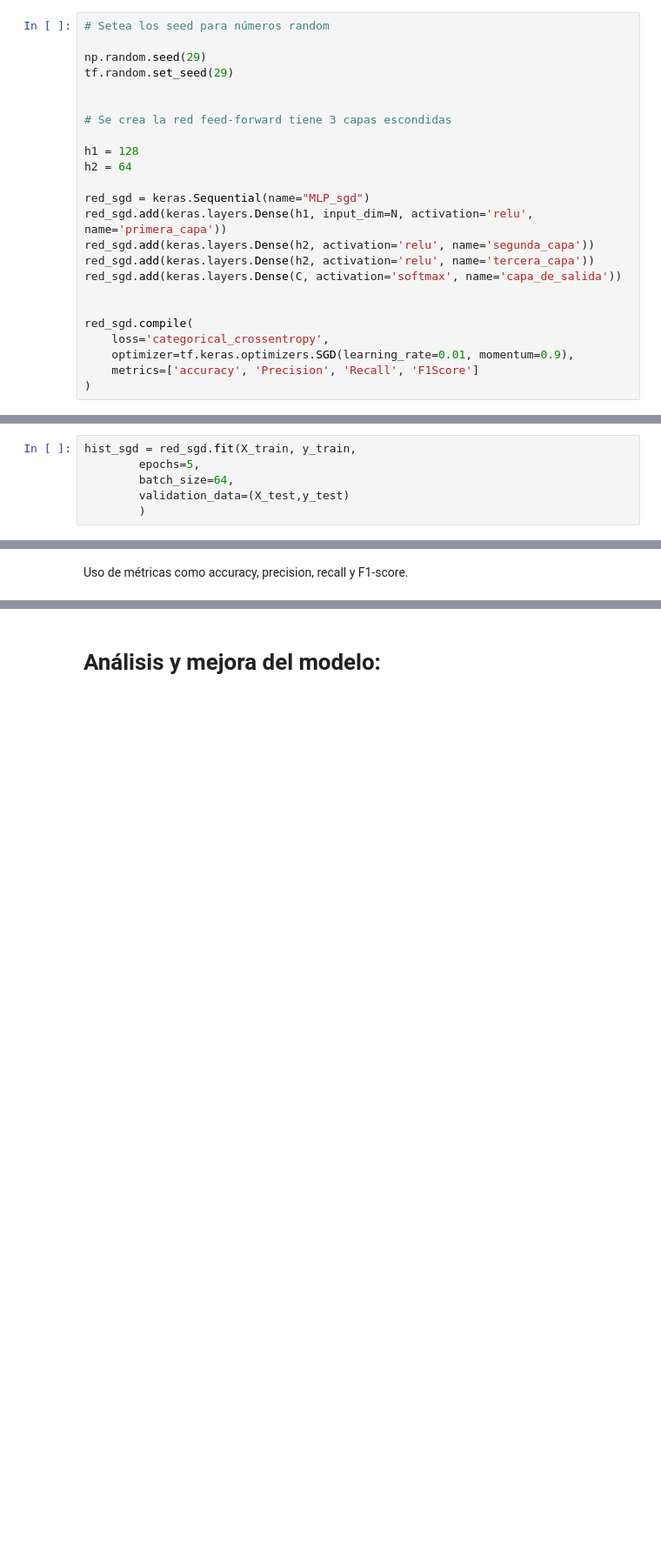
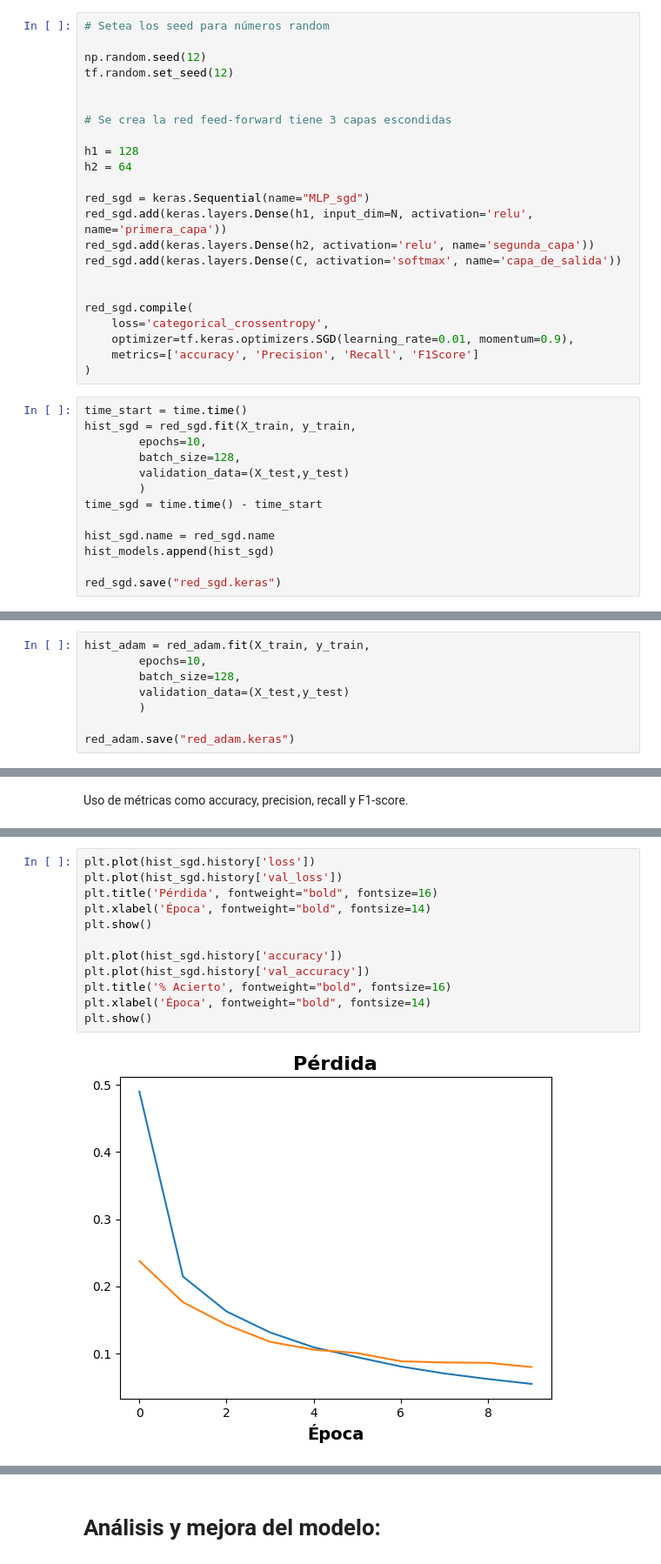
Before and after one commit to JuanZweifel/deep-learning-2025, a Jupyter notebook: DLY0100_Entrega_1_Equipo_2.ipynb, the cells around one changed output, grey strips where cells are left out. Shown at 87% size. Cells and saved outputs as stored; diff of their text form; blank space fills up the shorter version.

Commit message:
Desarrollo variastes del modelo base

```diff
--- a/DLY0100_Entrega_1_Equipo_2.ipynb
+++ b/DLY0100_Entrega_1_Equipo_2.ipynb
@@ -156,8 +173,8 @@ print(N, C, M_train, M_test)
 # %%
 # Setea los seed para números random
 
-np.random.seed(29)
-tf.random.set_seed(29)
+np.random.seed(12)
+tf.random.set_seed(12)
 
 
 # Se crea la red feed-forward tiene 3 capas escondidas
@@ -168,7 +185,6 @@ h2 = 64
 red_sgd = keras.Sequential(name="MLP_sgd")
 red_sgd.add(keras.layers.Dense(h1, input_dim=N, activation='relu', name='primera_capa'))
 red_sgd.add(keras.layers.Dense(h2, activation='relu', name='segunda_capa'))
-red_sgd.add(keras.layers.Dense(h2, activation='relu', name='tercera_capa'))
 red_sgd.add(keras.layers.Dense(C, activation='softmax', name='capa_de_salida'))
 
 
@@ -177,3 +193,16 @@ red_sgd.compile(
     optimizer=tf.keras.optimizers.SGD(learning_rate=0.01, momentum=0.9),
     metrics=['accuracy', 'Precision', 'Recall', 'F1Score']
 )
+# %%
+time_start = time.time()
+hist_sgd = red_sgd.fit(X_train, y_train,
+        epochs=10,
+        batch_size=128,
+        validation_data=(X_test,y_test)
+        )
+time_sgd = time.time() - time_start
+
+hist_sgd.name = red_sgd.name
+hist_models.append(hist_sgd)
+
+red_sgd.save("red_sgd.keras")
@@ -180,7 +576,9 @@ red_sgd.compile(
 # %%
-hist_sgd = red_sgd.fit(X_train, y_train,
-        epochs=5,
-        batch_size=64,
+hist_adam = red_adam.fit(X_train, y_train,
+        epochs=10,
+        batch_size=128,
         validation_data=(X_test,y_test)
         )
+
+red_adam.save("red_adam.keras")
 # %% [output]
@@ -245,0 +891,14 @@ Uso de métricas como accuracy, precision, recall y F1-score.
+# %%
+plt.plot(hist_sgd.history['loss'])
+plt.plot(hist_sgd.history['val_loss'])
+plt.title('Pérdida', fontweight="bold", fontsize=16)
+plt.xlabel('Época', fontweight="bold", fontsize=14)
+plt.show()
+
+plt.plot(hist_sgd.history['accuracy'])
+plt.plot(hist_sgd.history['val_accuracy'])
+plt.title('% Acierto', fontweight="bold", fontsize=16)
+plt.xlabel('Época', fontweight="bold", fontsize=14)
+plt.show()
+# %% [output]
+[figure, added]
```
Also changed, not shown: parts of 49 cells of this notebook.
